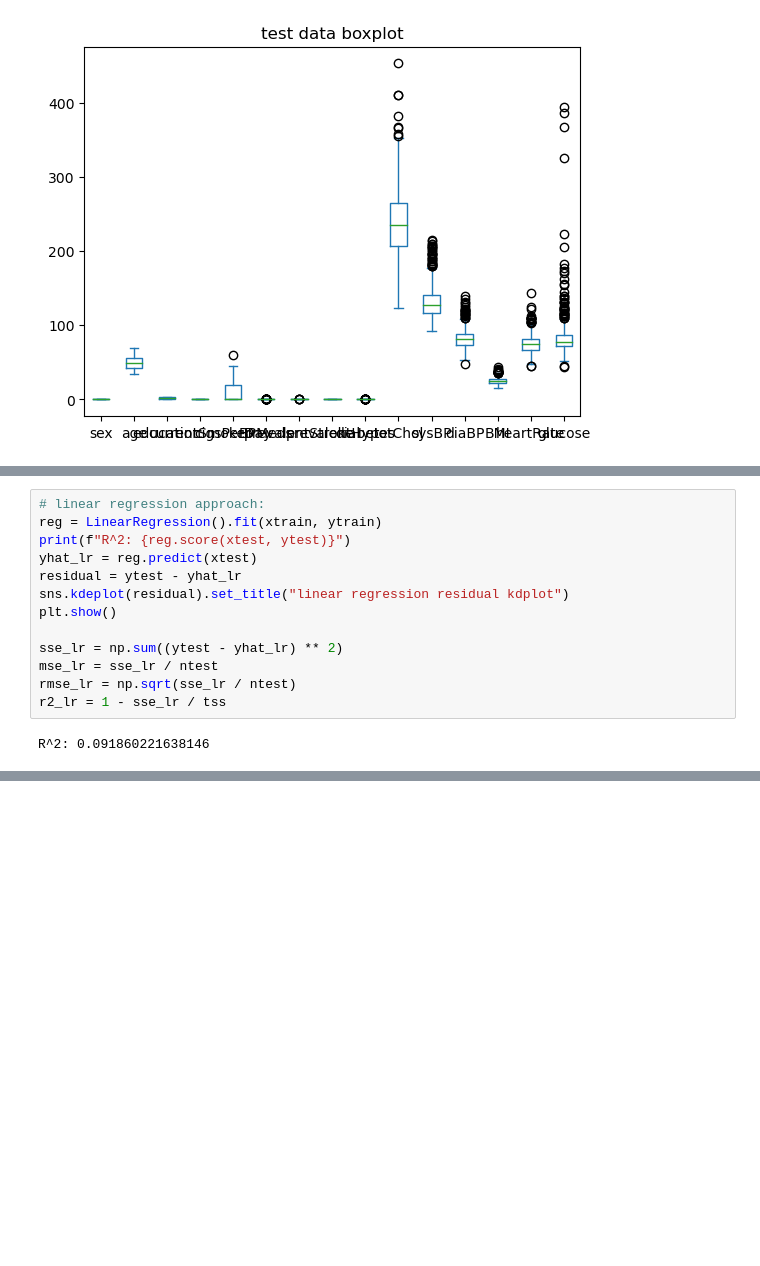
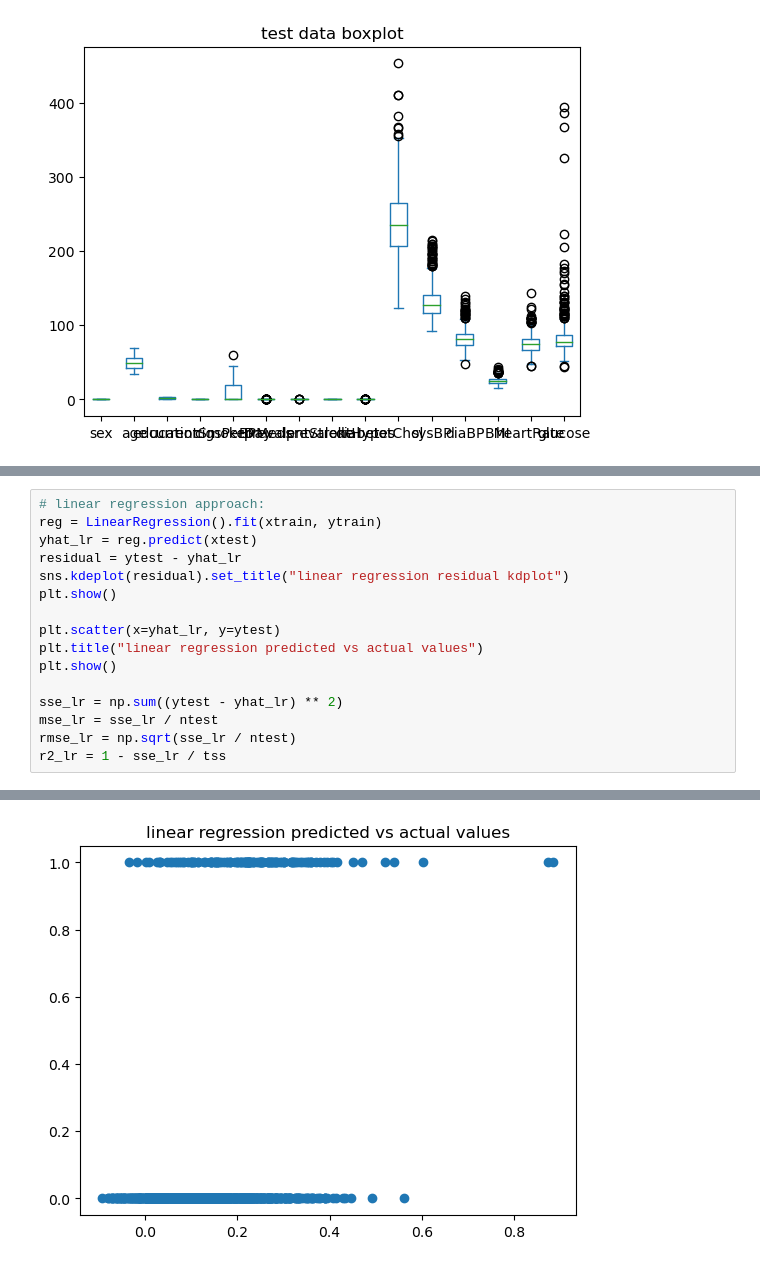
Before and after one commit to ryandinnh/project_chd, a Jupyter notebook: project_chd_outline.ipynb, the cells around one changed output, grey strips where cells are left out. Saved outputs shown, nothing was run; the diff lists cells and outputs as text; blank space fills up the shorter version.

```diff
--- a/project_chd_outline.ipynb
+++ b/project_chd_outline.ipynb
@@ -275,16 +320,19 @@ minimum SSE: 105.26125; optimal k: 40
 # %%
 # linear regression approach:
 reg = LinearRegression().fit(xtrain, ytrain)
-print(f"R^2: {reg.score(xtest, ytest)}")
 yhat_lr = reg.predict(xtest)
 residual = ytest - yhat_lr
 sns.kdeplot(residual).set_title("linear regression residual kdplot")
+plt.show()
+
+plt.scatter(x=yhat_lr, y=ytest)
+plt.title("linear regression predicted vs actual values")
 plt.show()
 
 sse_lr = np.sum((ytest - yhat_lr) ** 2)
 mse_lr = sse_lr / ntest
 rmse_lr = np.sqrt(sse_lr / ntest)
 r2_lr = 1 - sse_lr / tss
 # %% [output]
-R^2: 0.091860221638146
 [figure]
+[figure, added]
```
Also changed, not shown: parts of 8 cells of this notebook.
